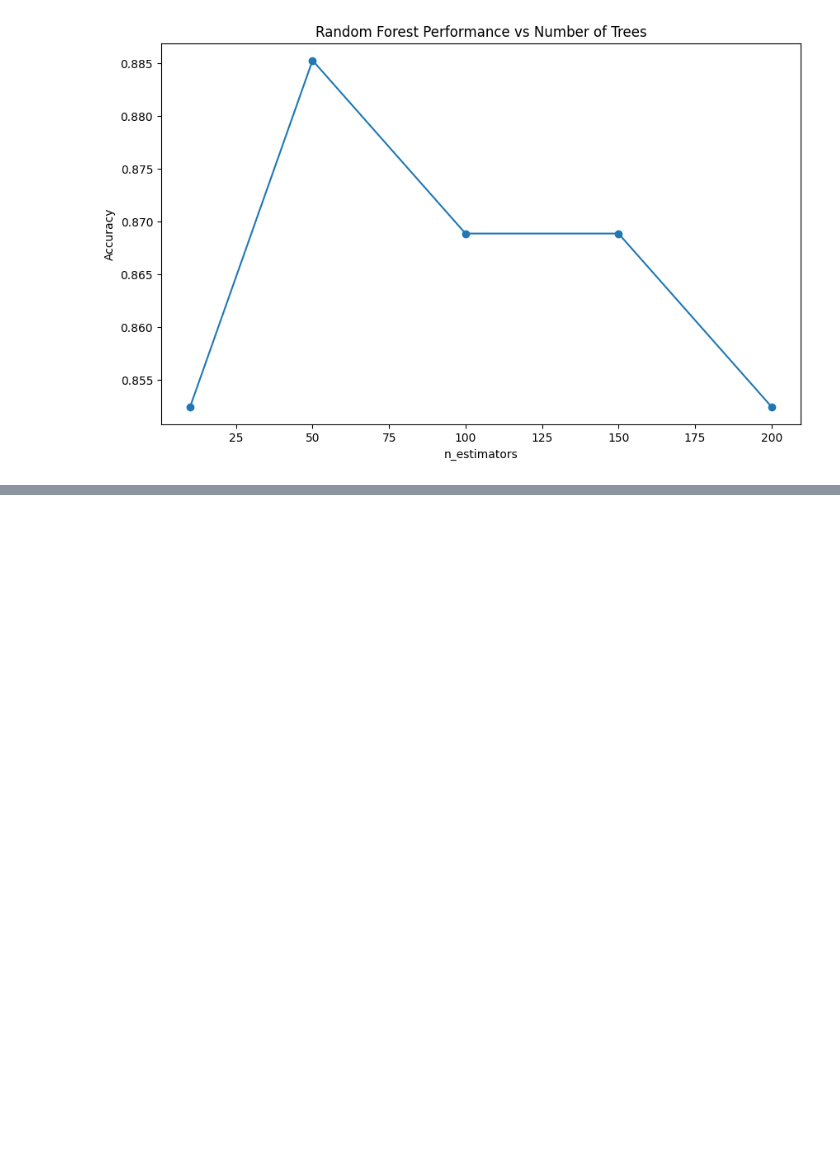
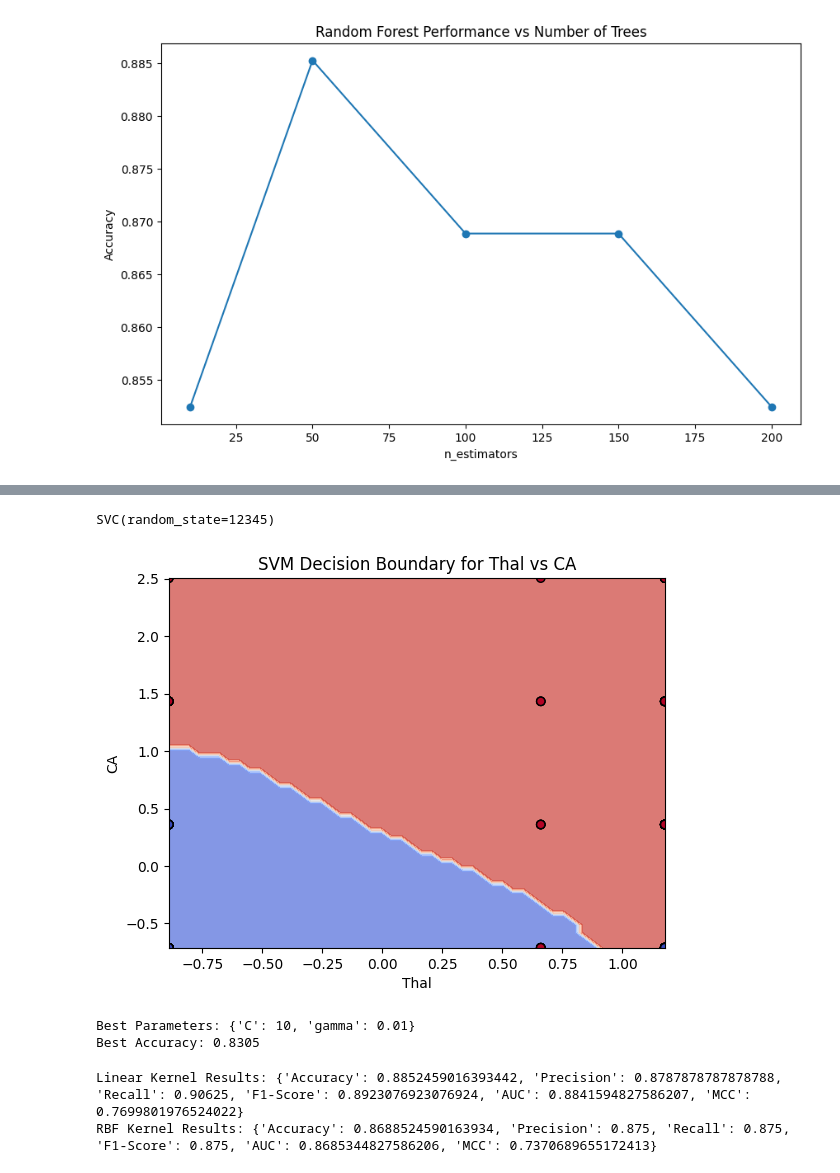
Before and after one commit to theenesh7073/ML_Lab, a Jupyter notebook: random forest/rf.ipynb, the cells around one changed output, grey strips where cells are left out. Saved outputs shown, nothing was run; the diff lists cells and outputs as text; code cells hidden in the pictures; blank space fills up the shorter version.

```diff
--- a/random forest/rf.ipynb
+++ b/random forest/rf.ipynb
@@ -279,0 +315,2 @@ n_estimators: 200, Accuracy: 0.8525
+# %%
+x=scaler.fit_transform(x)
@@ -279,0 +326,5 @@ n_estimators: 200, Accuracy: 0.8525
+# %%
+xtrain, xtest, ytrain, ytest = train_test_split(x, y, test_size=0.2, random_state=42)
+# %%
+svmclassifier=SVC(kernel='rbf',probability=True,random_state=42)
+svmclassifier.fit(xtrain,ytrain)
@@ -279,0 +373,60 @@ n_estimators: 200, Accuracy: 0.8525
+# %%
+X_train_selected = xtrain[:, [11, 10]]  # Select 'thal' and 'ca'
+X_test_selected = xtest[:, [11, 10]]
+g=SVC(kernel='rbf',random_state=12345)
+g.fit(X_train_selected, ytrain)
+# %% [output]
+SVC(random_state=12345)
+# %%
+x1 = np.linspace(X_train_selected[:, 0].min(), X_train_selected[:, 0].max(), 50)
+x2 = np.linspace(X_train_selected[:, 1].min(), X_train_selected[:, 1].max(), 50)
+xxx, yyy = np.meshgrid(x1, x2)
+z = g.predict(np.c_[xxx.ravel(), yyy.ravel()])
+z = z.reshape(xxx.shape)
+plt.contourf(xxx, yyy, z, cmap=plt.cm.coolwarm, alpha=0.7)
+plt.scatter(X_train_selected[:, 0], X_train_selected[:, 1], c=y_train, cmap=plt.cm.coolwarm, edgecolors="k")
+plt.xlabel("Thal")
+plt.ylabel("CA")
+plt.title("SVM Decision Boundary for Thal vs CA")
+plt.show()
+# %% [output]
+[figure, added]
+# %%
+from sklearn.model_selection import GridSearchCV
+
+# Define the parameter grid
+param_grid = {
+    'C': [0.1, 1, 10, 100],
+    'gamma': [0.01, 0.1, 1, 10]
+}
+
+grid_search = GridSearchCV(SVC(kernel='rbf', random_state=42), param_grid, cv=5, scoring='accuracy')
+grid_search.fit(xtrain, ytrain)
+print(f"Best Parameters: {grid_search.best_params_}")
+print(f"Best Accuracy: {grid_search.best_score_:.4f}")
+# %% [output]
+Best Parameters: {'C': 10, 'gamma': 0.01}
+Best Accuracy: 0.8305
+# %%
+svm_linear = SVC(kernel='linear', C=grid_search.best_params_['C'], random_state=42)
+svm_linear.fit(xtrain, ytrain)
+y_pred_linear = svm_linear.predict(xtest)
+svm_rbf = SVC(kernel='rbf', C=grid_search.best_params_['C'], gamma=grid_search.best_params_['gamma'], random_state=42)
+svm_rbf.fit(xtrain, ytrain)
+y_pred_rbf = svm_rbf.predict(xtest)
+def evaluate_model(y_true, y_pred):
+    return {
+        'Accuracy': accuracy_score(y_true, y_pred),
+        'Precision': precision_score(y_true, y_pred),
+        'Recall': recall_score(y_true, y_pred),
+        'F1-Score': f1_score(y_true, y_pred),
+        'AUC': roc_auc_score(y_true, y_pred),
+        'MCC': matthews_corrcoef(y_true, y_pred)
+    }
+results_linear = evaluate_model(ytest, y_pred_linear)
+results_rbf = evaluate_model(ytest, y_pred_rbf)
+print("Linear Kernel Results:", results_linear)
+print("RBF Kernel Results:", results_rbf)
+# %% [output]
+Linear Kernel Results: {'Accuracy': 0.8852459016393442, 'Precision': 0.8787878787878788, 'Recall': 0.90625, 'F1-Score': 0.8923076923076924, 'AUC': 0.8841594827586207, 'MCC': 0.7699801976524022}
+RBF Kernel Results: {'Accuracy': 0.8688524590163934, 'Precision': 0.875, 'Recall': 0.875, 'F1-Score': 0.875, 'AUC': 0.8685344827586206, 'MCC': 0.7370689655172413}
```
Also changed, not shown: parts of 17 cells of this notebook.
